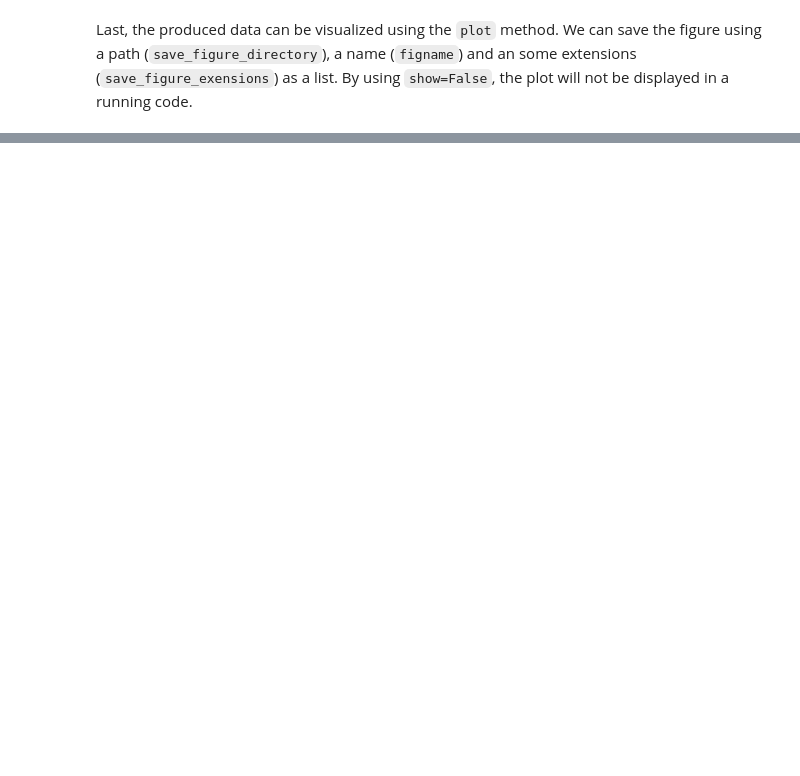
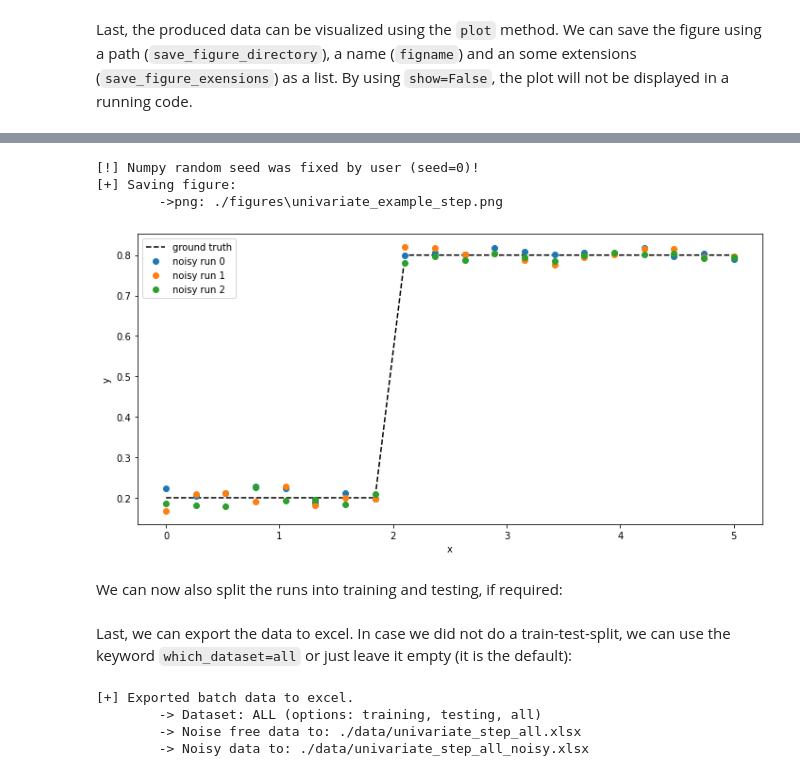
Before and after one commit to forstertim/insidapy, a Jupyter notebook: docs/notebooks/main_univariate_examples.ipynb, the cells around one changed output, grey strips where cells are left out. Saved outputs shown, nothing was run; the diff lists cells and outputs as text; code cells hidden in the pictures; blank space fills up the shorter version.

Commit message:
Updated univariate module and added export functionalities for excel.

```diff
--- a/docs/notebooks/main_univariate_examples.ipynb
+++ b/docs/notebooks/main_univariate_examples.ipynb
@@ -26,0 +31,22 @@ univariatedata.plot(show=True,
+# %%
+univariatestep = univariate_examples(example='step',
+                                     example_args={'step_pos': 2, 'x_min': 0.2, 'x_max': 0.8},
+                                     nruns=3,
+                                     npoints=20,
+                                     tspan=[0,5],
+                                     noise_mode='percentage',
+                                     noise_percentage=2,
+                                     seed=0)
+
+univariatestep.plot(show=True,
+                    save=True,
+                    figname='univariate_example_step',
+                    save_figure_directory='./figures',
+                    save_figure_exensions=['png'])
+# %% [output]
+[!] Numpy random seed was fixed by user (seed=0)!
+[+] Saving figure:
+        ->png: ./figures\univariate_example_step.png
+[figure, added]
+# %% [markdown]
+We can now also split the runs into training and testing, if required:
@@ -26,0 +55,9 @@ univariatedata.plot(show=True,
+# %% [markdown]
+Last, we can export the data to excel. In case we did not do a train-test-split, we can use the keyword `which_dataset=all` or just leave it empty (it is the default):
+# %%
+univariatestep.export_to_excel(destination='./data', which_dataset='all')
+# %% [output]
+[+] Exported batch data to excel.
+        -> Dataset: ALL (options: training, testing, all)
+        -> Noise free data to: ./data/univariate_step_all.xlsx
+        -> Noisy data to: ./data/univariate_step_all_noisy.xlsx
```
Also changed, not shown: parts of 5 cells of this notebook, 52 other files.
